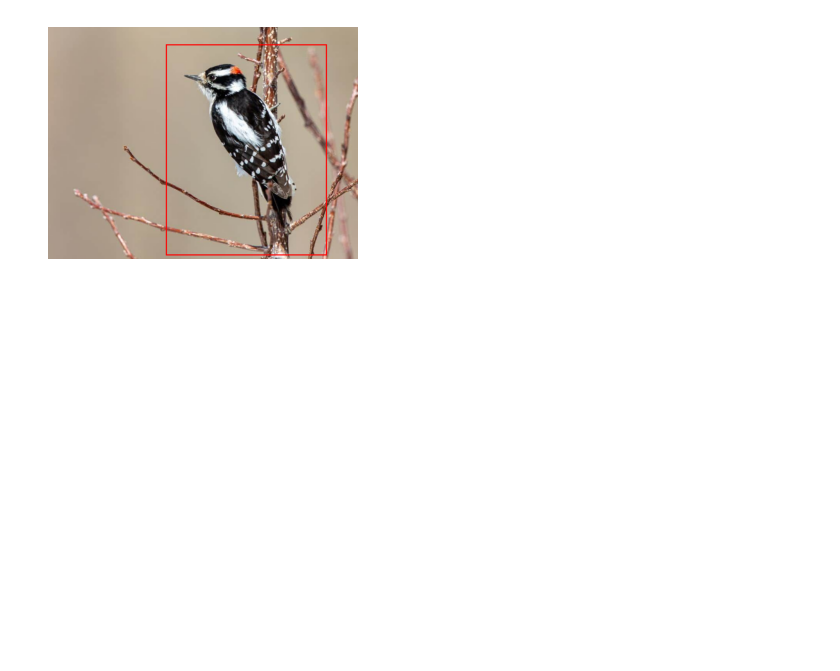
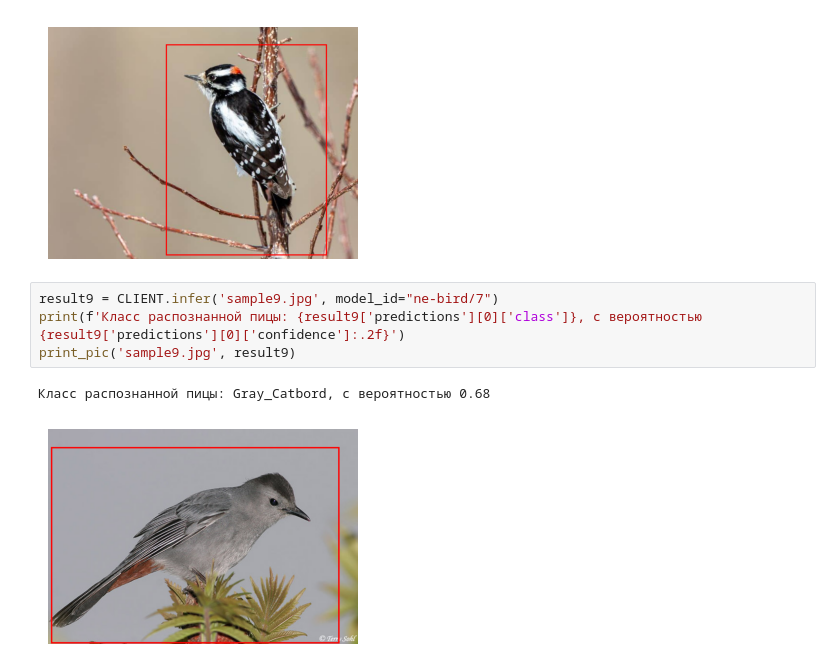
Before and after one commit to iv-Alena/Project-practice, a Jupyter notebook: Иванова_АЕ_Проектная_практика.ipynb, the cells around one changed output. Cells and saved outputs as stored; diff of their text form; blank space fills up the shorter version.

```diff
--- a/Иванова_АЕ_Проектная_практика.ipynb
+++ b/Иванова_АЕ_Проектная_практика.ipynb
@@ -102,3 +106,10 @@ print_pic('sample8.jpg', result8)
 # %% [output]
 Класс распознанной пицы: Downy_Woodpecker, с вероятностью 0.68
 [figure]
+# %%
+result9 = CLIENT.infer('sample9.jpg', model_id="ne-bird/7")
+print(f'Класс распознанной пицы: {result9['predictions'][0]['class']}, с вероятностью {result9['predictions'][0]['confidence']:.2f}')
+print_pic('sample9.jpg', result9)
+# %% [output]
+Класс распознанной пицы: Gray_Catbord, с вероятностью 0.68
+[figure, added]
```
Also changed, not shown: parts of 2 cells of this notebook.
